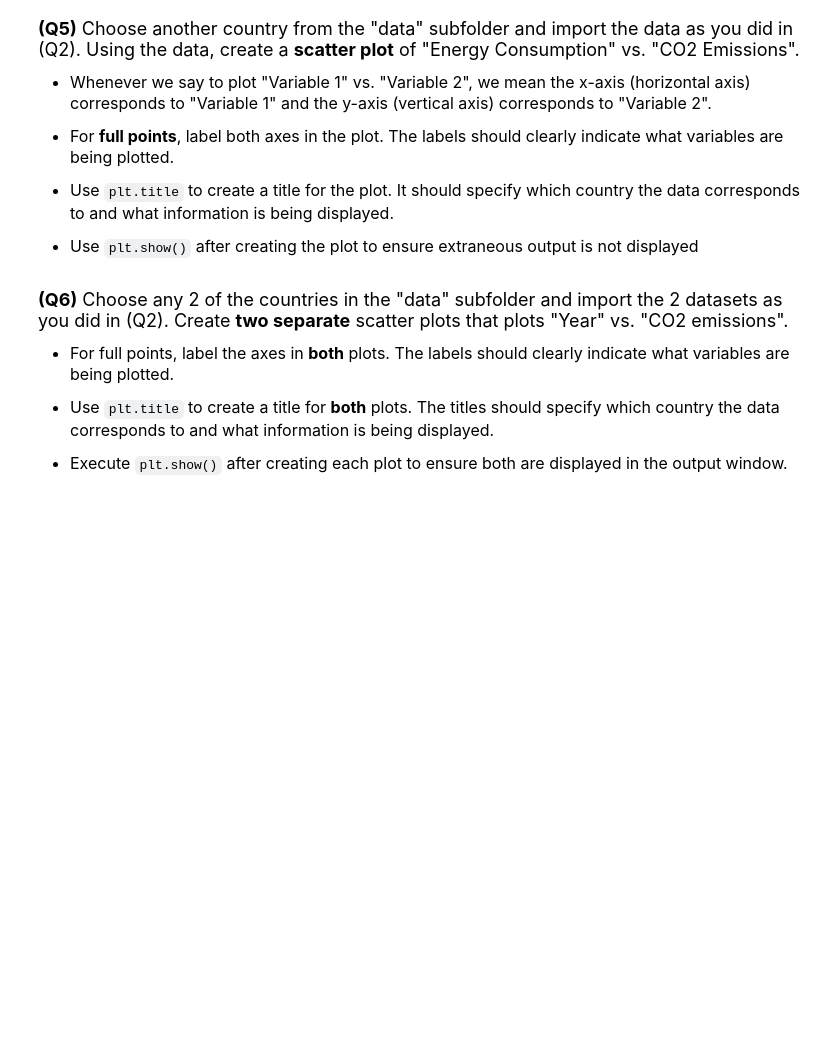
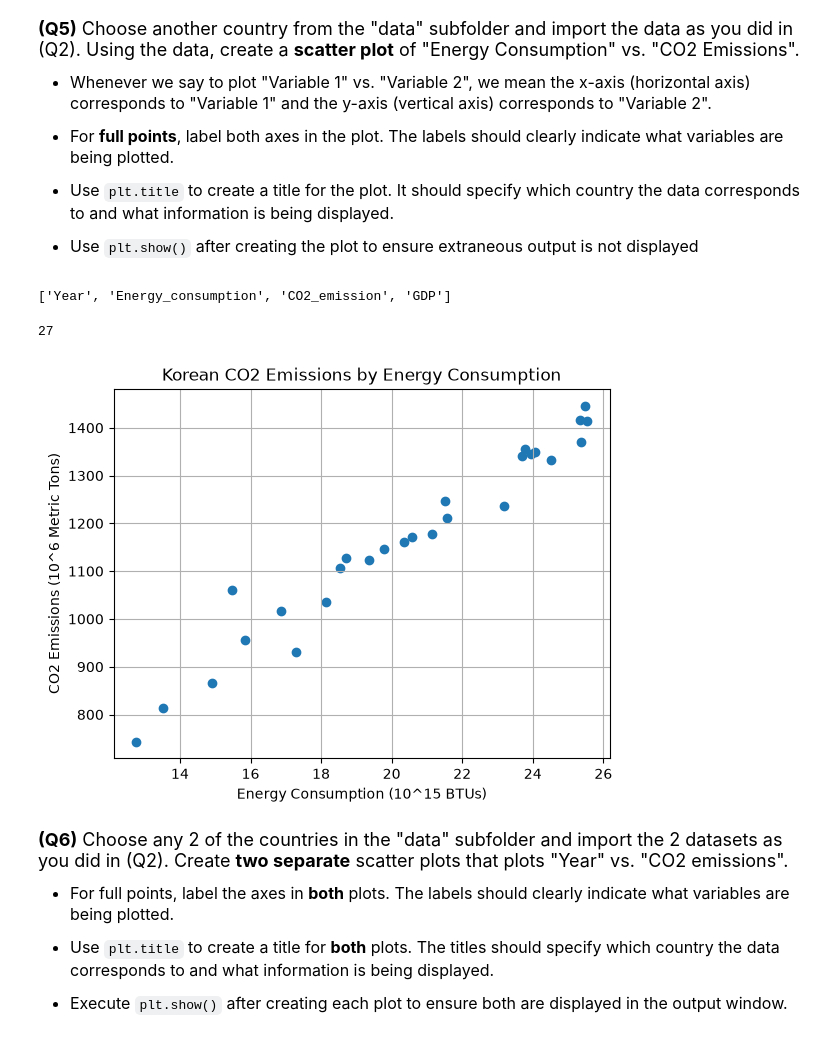
Before and after one commit to Derek-FG/datasci151fall2026, a Jupyter notebook: _assignments/assignment_2/Assignment2.ipynb, the cells around one changed output. Drawn from its saved outputs; the diff is of its cells as text; code cells hidden in the pictures; blank space fills up the shorter version.

```diff
--- a/_assignments/assignment_2/Assignment2.ipynb
+++ b/_assignments/assignment_2/Assignment2.ipynb
@@ -141,3 +149,21 @@ us_emissions["CO2_emission"].describe()
+# %%
+# Write your answer
+korea_emissions=pd.read_csv("data/korea_emission.csv")
+display(
+    korea_emissions.columns.to_list(),
+    len(korea_emissions)                    # Unfortunately low
+)
+
+graf=plt.axes()
+graf.scatter(korea_emissions['Energy_consumption'],korea_emissions['CO2_emission']) # Intentional use of label-based indexing to prevent the presentation of incorrect data.
+graf.set_title("Korean CO2 Emissions by Energy Consumption")
+graf.set_ylabel("CO2 Emissions (10^6 Metric Tons)")
+graf.set_xlabel("Energy Consumption (10^15 BTUs)")
+graf.grid()
+# %% [output]
+['Year', 'Energy_consumption', 'CO2_emission', 'GDP']
+27
+[figure, added]
 # %% [markdown]
 <font size = "4">
 
```
Also changed, not shown: parts of 5 cells of this notebook.
